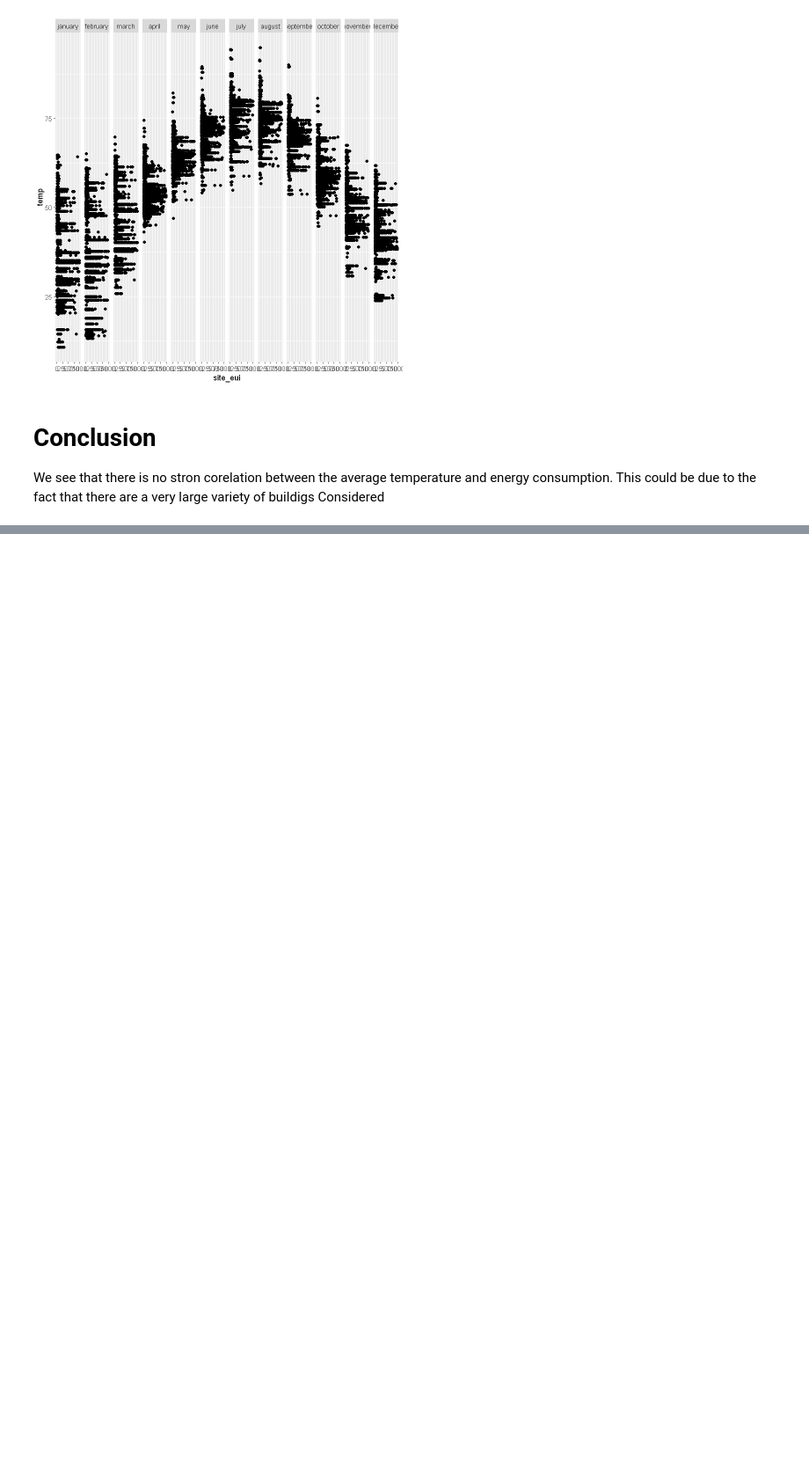
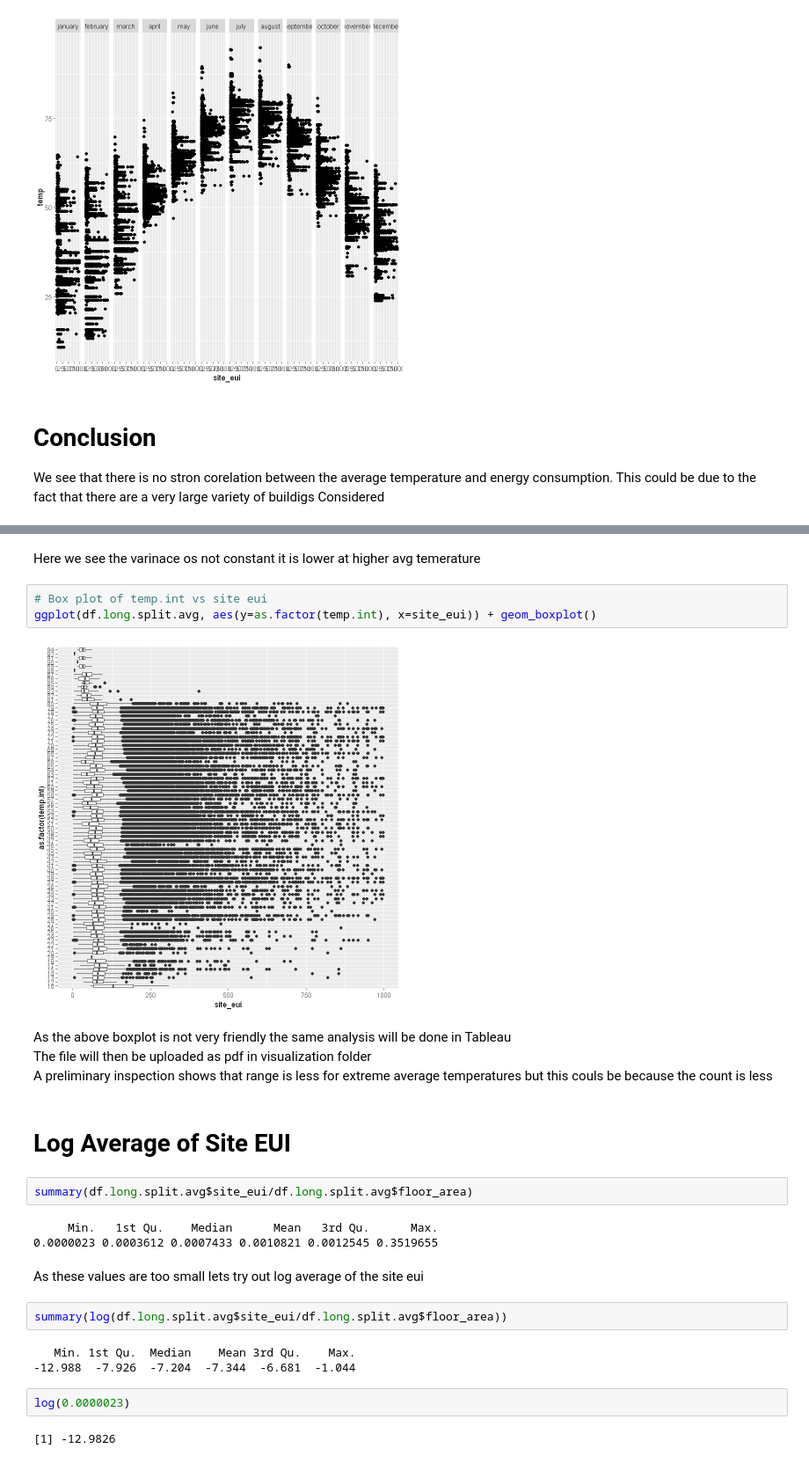
Before and after one commit to OmdenaAI/silicon-valley-chapter-data-science-for-climate-change, a Jupyter notebook: src/tasks/task-2-eda/Basic EDA in R.ipynb, the cells around one changed output, grey strips where cells are left out. Shown at 88% size. Drawn from its saved outputs; the diff is of its cells as text; blank space fills up the shorter version.

```diff
--- a/src/tasks/task-2-eda/Basic EDA in R.ipynb
+++ b/src/tasks/task-2-eda/Basic EDA in R.ipynb
@@ -163,0 +197,30 @@ This could be due to the fact that there are a very large variety of buildigs Co
+# %% [markdown]
+Here we see the varinace os not constant it is lower at higher avg temerature
+# %%
+# Box plot of temp.int vs site eui
+ggplot(df.long.split.avg, aes(y=as.factor(temp.int), x=site_eui)) + geom_boxplot()
+# %% [output]
+[figure, added]
+# %% [markdown]
+As the above boxplot is not very friendly the same analysis will be done in Tableau <br>
+The file will then be uploaded as pdf in visualization folder <br>
+A preliminary inspection shows that range is less for extreme average temperatures
+but this couls be because the count is less
+# %% [markdown]
+# Log Average of Site EUI
+# %%
+summary(df.long.split.avg$site_eui/df.long.split.avg$floor_area)
+# %% [output]
+     Min.   1st Qu.    Median      Mean   3rd Qu.      Max.
+0.0000023 0.0003612 0.0007433 0.0010821 0.0012545 0.3519655
+# %% [markdown]
+As these values are too small lets try out log average of the site eui
+# %%
+summary(log(df.long.split.avg$site_eui/df.long.split.avg$floor_area))
+# %% [output]
+   Min. 1st Qu.  Median    Mean 3rd Qu.    Max.
+-12.988  -7.926  -7.204  -7.344  -6.681  -1.044
+# %%
+log(0.0000023)
+# %% [output]
+[1] -12.9826
```
Also changed, not shown: parts of 11 cells of this notebook, 3 other files.
